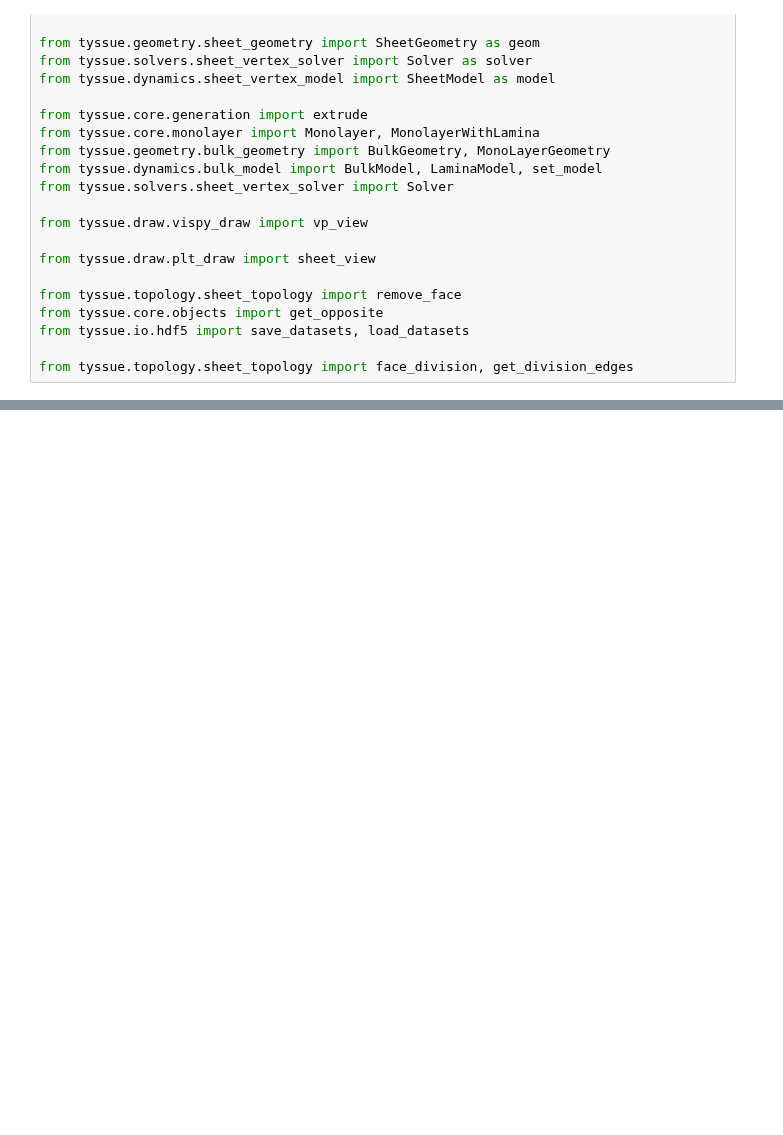
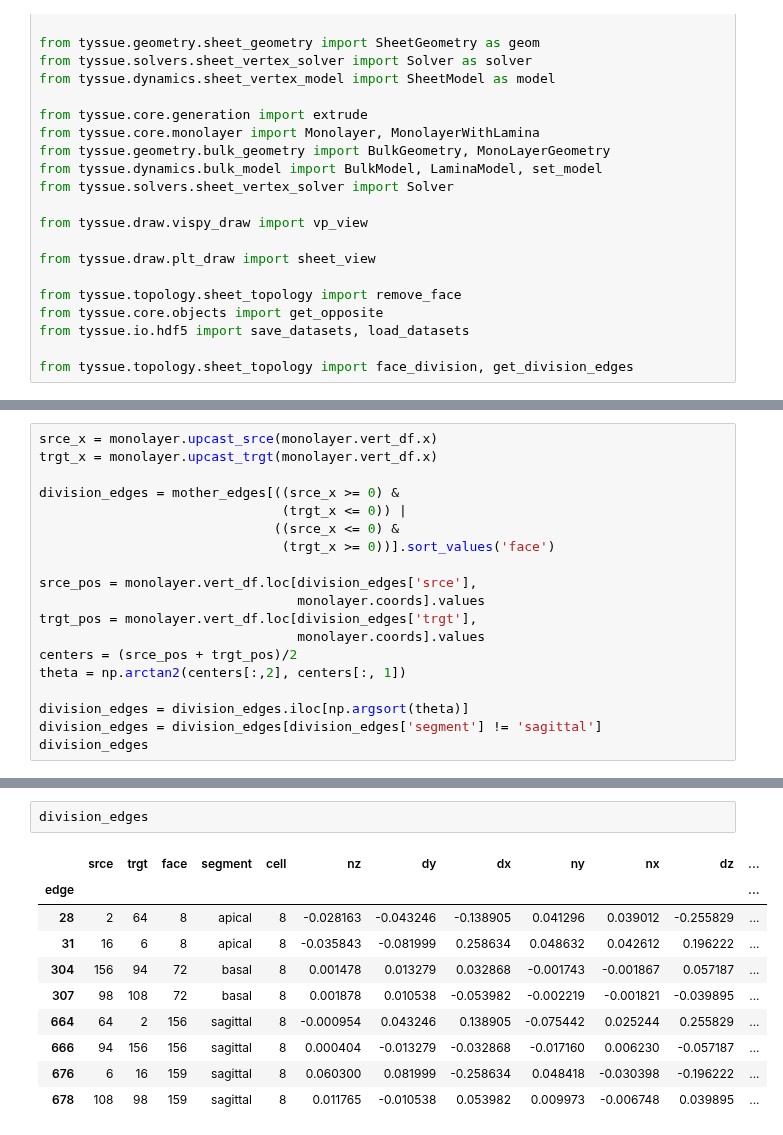
Before and after one commit to glyg/notebooks, a Jupyter notebook: tyssue/Ellipsoid.ipynb, the cells around one changed output, grey strips where cells are left out. Saved outputs shown, nothing was run; the diff lists cells and outputs as text; blank space fills up the shorter version.

```diff
--- a/tyssue/Ellipsoid.ipynb
+++ b/tyssue/Ellipsoid.ipynb
@@ -200,0 +166,19 @@ vert_orbit = monolayer.get_orbits('face', 'srce').groupby(
+# %%
+srce_x = monolayer.upcast_srce(monolayer.vert_df.x)
+trgt_x = monolayer.upcast_trgt(monolayer.vert_df.x)
+
+division_edges = mother_edges[((srce_x >= 0) &
+                               (trgt_x <= 0)) |
+                              ((srce_x <= 0) &
+                               (trgt_x >= 0))].sort_values('face')
+
+srce_pos = monolayer.vert_df.loc[division_edges['srce'],
+                                 monolayer.coords].values
+trgt_pos = monolayer.vert_df.loc[division_edges['trgt'],
+                                 monolayer.coords].values
+centers = (srce_pos + trgt_pos)/2
+theta = np.arctan2(centers[:,2], centers[:, 1])
+
+division_edges = division_edges.iloc[np.argsort(theta)]
+division_edges = division_edges[division_edges['segment'] != 'sagittal']
+division_edges
@@ -200,0 +396,13 @@ vert_orbit = monolayer.get_orbits('face', 'srce').groupby(
+# %%
+division_edges
+# %% [output]
+|  | srce | trgt | face | segment | cell | nz | dy | dx | ny | nx | dz | ... |
+| edge |  |  |  |  |  |  |  |  |  |  |  | ... |
+| 28 | 2 | 64 | 8 | apical | 8 | -0.028163 | -0.043246 | -0.138905 | 0.041296 | 0.039012 | -0.255829 | ... |
+| 31 | 16 | 6 | 8 | apical | 8 | -0.035843 | -0.081999 | 0.258634 | 0.048632 | 0.042612 | 0.196222 | ... |
+| 304 | 156 | 94 | 72 | basal | 8 | 0.001478 | 0.013279 | 0.032868 | -0.001743 | -0.001867 | 0.057187 | ... |
+| 307 | 98 | 108 | 72 | basal | 8 | 0.001878 | 0.010538 | -0.053982 | -0.002219 | -0.001821 | -0.039895 | ... |
+| 664 | 64 | 2 | 156 | sagittal | 8 | -0.000954 | 0.043246 | 0.138905 | -0.075442 | 0.025244 | 0.255829 | ... |
+| 666 | 94 | 156 | 156 | sagittal | 8 | 0.000404 | -0.013279 | -0.032868 | -0.017160 | 0.006230 | -0.057187 | ... |
+| 676 | 6 | 16 | 159 | sagittal | 8 | 0.060300 | 0.081999 | -0.258634 | 0.048418 | -0.030398 | -0.196222 | ... |
+| 678 | 108 | 98 | 159 | sagittal | 8 | 0.011765 | -0.010538 | 0.053982 | 0.009973 | -0.006748 | 0.039895 | ... |
```
Also changed, not shown: parts of 54 cells of this notebook.
